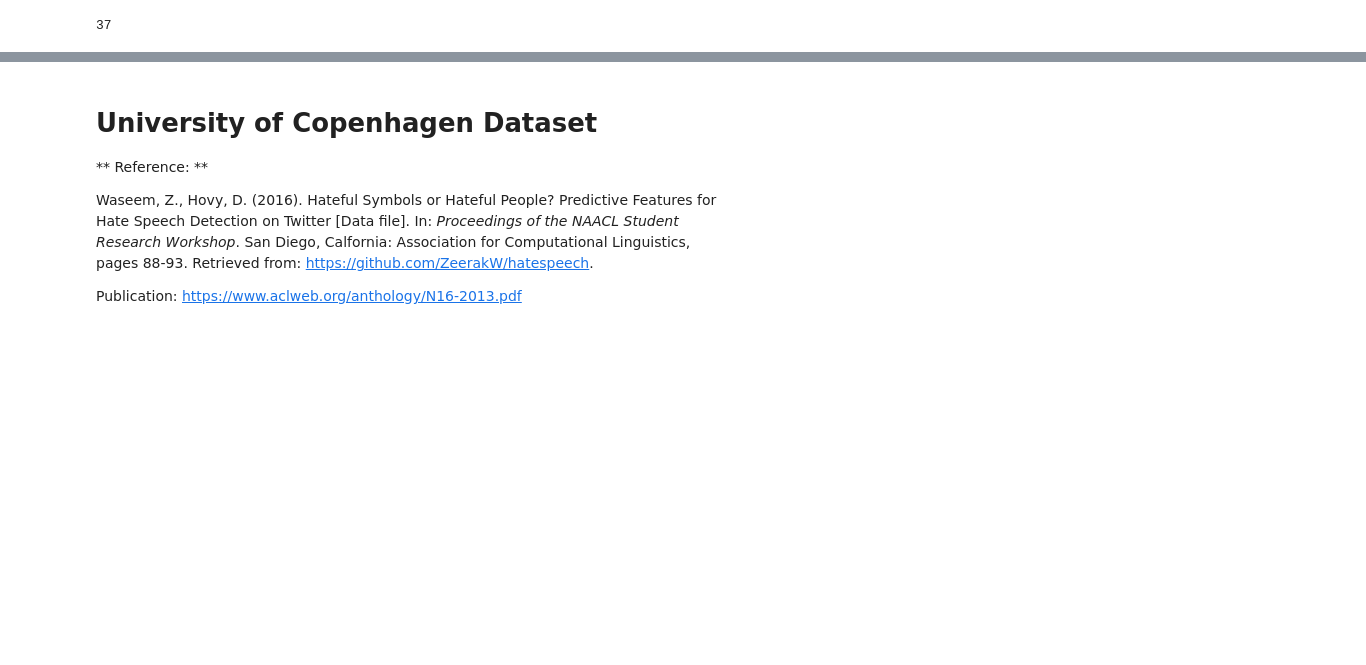
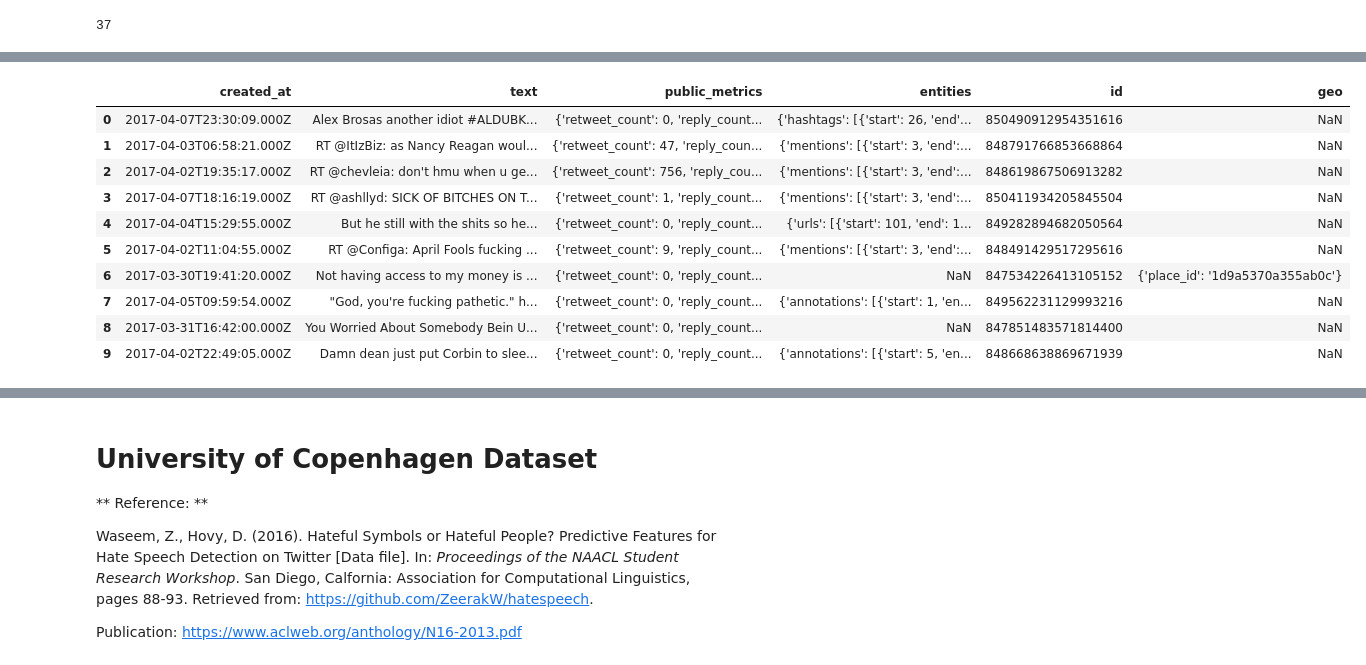
Before and after one commit to datascisteven/Automated-Hate-Tweet-Detection, a Jupyter notebook: notebooks/twitter_api.ipynb, the cells around one changed output, grey strips where cells are left out. Cells and saved outputs as stored; diff of their text form; code cells hidden in the pictures; blank space fills up the shorter version.

```diff
--- a/notebooks/twitter_api.ipynb
+++ b/notebooks/twitter_api.ipynb
@@ -75,0 +74,3 @@ df_hateful
+# %%
+df_abusive = df[df['label']=='abusive']
+df_abusive.head(10)
@@ -111,0 +142,17 @@ pickle.dump(df_hate, open("../pickle/aristotle_2.pickle", "wb"))
+# %%
+df_abusive = tweets_request(abusive_ids)
+# %%
+df_abusive = df_abusive.reset_index(drop=True)
+df_abusive.head(10)
+# %% [output]
+|  | created_at | text | public_metrics | entities | id | geo |
+| 0 | 2017-04-07T23:30:09.000Z | Alex Brosas another idiot #ALDUBK... | {'retweet_count': 0, 'reply_count... | {'hashtags': [{'start': 26, 'end'... | 850490912954351616 | NaN |
+| 1 | 2017-04-03T06:58:21.000Z | RT @ItIzBiz: as Nancy Reagan woul... | {'retweet_count': 47, 'reply_coun... | {'mentions': [{'start': 3, 'end':... | 848791766853668864 | NaN |
+| 2 | 2017-04-02T19:35:17.000Z | RT @chevleia: don't hmu when u ge... | {'retweet_count': 756, 'reply_cou... | {'mentions': [{'start': 3, 'end':... | 848619867506913282 | NaN |
+| 3 | 2017-04-07T18:16:19.000Z | RT @ashllyd: SICK OF BITCHES ON T... | {'retweet_count': 1, 'reply_count... | {'mentions': [{'start': 3, 'end':... | 850411934205845504 | NaN |
+| 4 | 2017-04-04T15:29:55.000Z | But he still with the shits so he... | {'retweet_count': 0, 'reply_count... | {'urls': [{'start': 101, 'end': 1... | 849282894682050564 | NaN |
+| 5 | 2017-04-02T11:04:55.000Z | RT @Configa: April Fools fucking ... | {'retweet_count': 9, 'reply_count... | {'mentions': [{'start': 3, 'end':... | 848491429517295616 | NaN |
+| 6 | 2017-03-30T19:41:20.000Z | Not having access to my money is ... | {'retweet_count': 0, 'reply_count... | NaN | 847534226413105152 | {'place_id': '1d9a5370a355ab0c'} |
+| 7 | 2017-04-05T09:59:54.000Z | "God, you're fucking pathetic." h... | {'retweet_count': 0, 'reply_count... | {'annotations': [{'start': 1, 'en... | 849562231129993216 | NaN |
+| 8 | 2017-03-31T16:42:00.000Z | You Worried About Somebody Bein U... | {'retweet_count': 0, 'reply_count... | NaN | 847851483571814400 | NaN |
+| 9 | 2017-04-02T22:49:05.000Z | Damn dean just put Corbin to slee... | {'retweet_count': 0, 'reply_count... | {'annotations': [{'start': 5, 'en... | 848668638869671939 | NaN |
```
Also changed, not shown: parts of 33 cells of this notebook, 22 other files.
